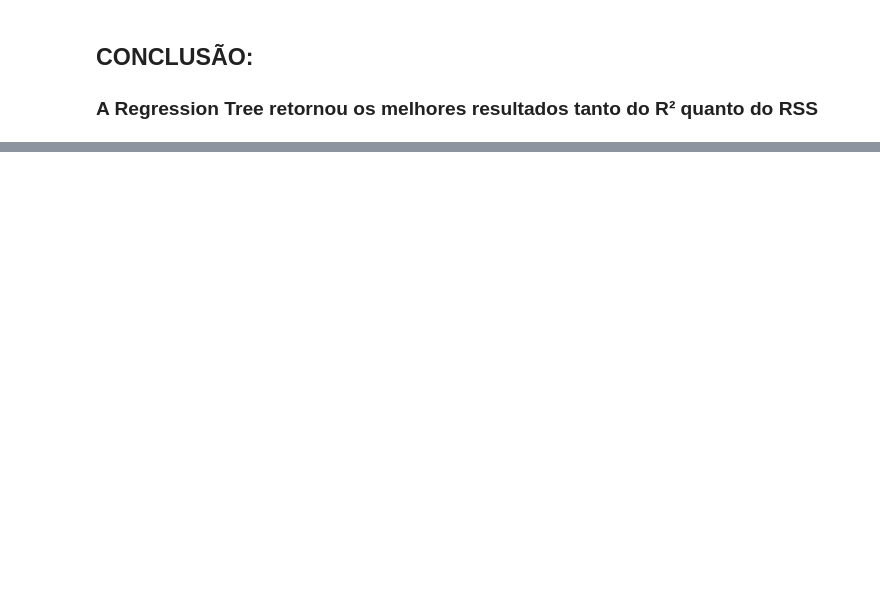
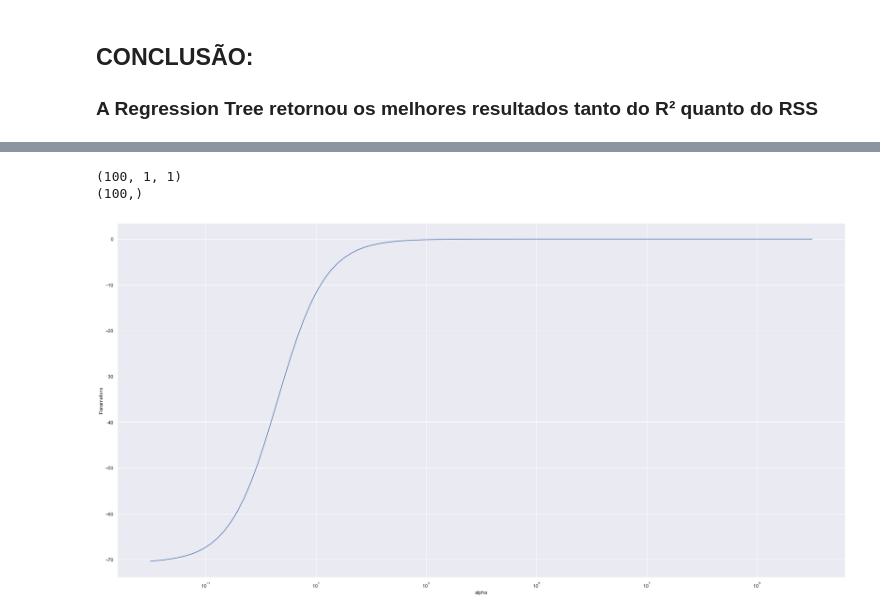
Before and after one commit to advinstai/Aprendizagem-estatistica-regressao, a Jupyter notebook: Exercicio-regressao/Cristiano/rumo_regressao_cristiano.ipynb, the cells around one changed output, grey strips where cells are left out. Cells and saved outputs as stored; diff of their text form; code cells hidden in the pictures; blank space fills up the shorter version.

```diff
--- a/Exercicio-regressao/Cristiano/rumo_regressao_cristiano.ipynb
+++ b/Exercicio-regressao/Cristiano/rumo_regressao_cristiano.ipynb
@@ -293,0 +346,6 @@ TREE:   61353464152
+# %%
+ridge2 = Ridge(alpha = 0, normalize = True)
+ridge2.fit(X_train, Y_train)             # Fit a ridge regression on the training data
+pred = ridge2.predict(X_test)            # Use this model to predict the test data
+print(ridge2.coef_)                      # Print coefficients
+print(mean_squared_error(Y_test, pred))  # Calculate the test MSE
@@ -293,0 +359,7 @@ TREE:   61353464152
+# %%
+alphas = 10**np.linspace(10,-2,100)*0.5
+alphas
+print(alphas.shape)
+print(alphas[1])
+print(alphas[99])
+print(alphas)
@@ -293,0 +384,28 @@ TREE:   61353464152
+# %%
+ridge = Ridge(normalize = True)
+MSEs  = []
+coefs = []
+
+for a in alphas:
+    ridge.set_params(alpha = a)
+    ridge.fit(X_train, Y_train)
+    MSEs.append(mean_squared_error(Y_test,ridge.predict(X_test)))
+    coefs.append(ridge.coef_)
+
+coefs2 = np.asarray(coefs)
+coefs3 = coefs2.reshape(100)
+print(np.shape(coefs2))
+print(np.shape(coefs3))
+
+ax = plt.gca()
+ax.plot(alphas*2, coefs3)
+ax.set_xscale('log')
+plt.axis('tight')
+plt.xlabel('alpha')
+plt.ylabel('Parameters')
+
+plt.show()
+# %% [output]
+(100, 1, 1)
+(100,)
+[figure, added]
```
Also changed, not shown: parts of 30 cells of this notebook.
